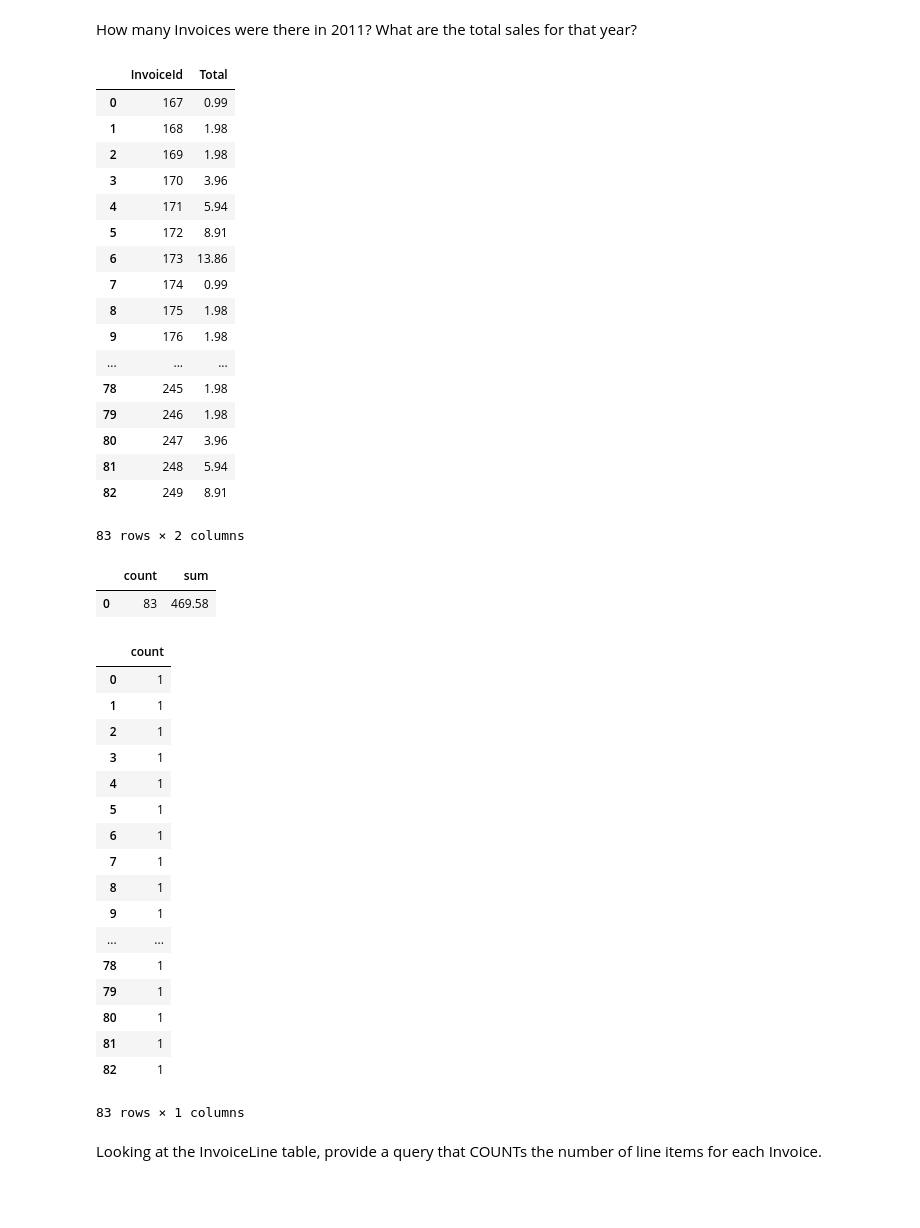
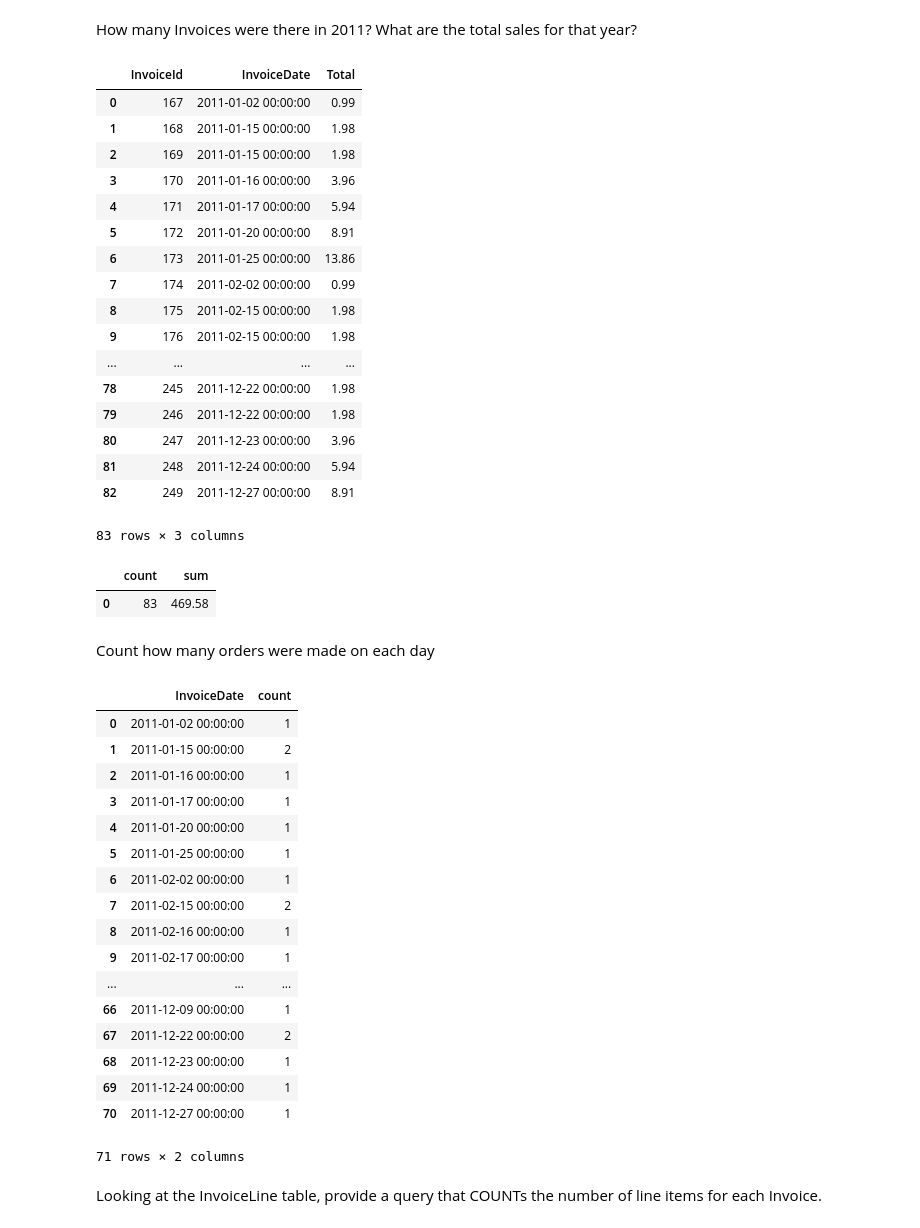
Before and after one commit to smileschen/2019-sp-stats131, a Jupyter notebook: 09-02.ipynb, the cells around one changed output. Saved outputs shown, nothing was run; the diff lists cells and outputs as text; code cells hidden in the pictures; blank space fills up the shorter version.

```diff
--- a/09-02.ipynb
+++ b/09-02.ipynb
@@ -240,30 +243,30 @@ pd.read_sql_query(command, engine)
 How many Invoices were there in 2011? What are the total sales for that year?
 # %%
 command = '''
-SELECT invoiceId, total
+SELECT invoiceId, InvoiceDate, total
 FROM invoice as i
 WHERE i.invoicedate BETWEEN datetime('2011-01-01') AND datetime('2011-12-31');
 '''
 pd.read_sql_query(command, engine)  # result has 83 rows
 # %% [output]
-|  | InvoiceId | Total |
-| 0 | 167 | 0.99 |
-| 1 | 168 | 1.98 |
-| 2 | 169 | 1.98 |
-| 3 | 170 | 3.96 |
-| 4 | 171 | 5.94 |
-| 5 | 172 | 8.91 |
-| 6 | 173 | 13.86 |
-| 7 | 174 | 0.99 |
-| 8 | 175 | 1.98 |
-| 9 | 176 | 1.98 |
-| ... | ... | ... |
-| 78 | 245 | 1.98 |
-| 79 | 246 | 1.98 |
-| 80 | 247 | 3.96 |
-| 81 | 248 | 5.94 |
-| 82 | 249 | 8.91 |
+|  | InvoiceId | InvoiceDate | Total |
+| 0 | 167 | 2011-01-02 00:00:00 | 0.99 |
+| 1 | 168 | 2011-01-15 00:00:00 | 1.98 |
+| 2 | 169 | 2011-01-15 00:00:00 | 1.98 |
+| 3 | 170 | 2011-01-16 00:00:00 | 3.96 |
+| 4 | 171 | 2011-01-17 00:00:00 | 5.94 |
+| 5 | 172 | 2011-01-20 00:00:00 | 8.91 |
+| 6 | 173 | 2011-01-25 00:00:00 | 13.86 |
+| 7 | 174 | 2011-02-02 00:00:00 | 0.99 |
+| 8 | 175 | 2011-02-15 00:00:00 | 1.98 |
+| 9 | 176 | 2011-02-15 00:00:00 | 1.98 |
+| ... | ... | ... | ... |
+| 78 | 245 | 2011-12-22 00:00:00 | 1.98 |
+| 79 | 246 | 2011-12-22 00:00:00 | 1.98 |
+| 80 | 247 | 2011-12-23 00:00:00 | 3.96 |
+| 81 | 248 | 2011-12-24 00:00:00 | 5.94 |
+| 82 | 249 | 2011-12-27 00:00:00 | 8.91 |
-83 rows × 2 columns
+83 rows × 3 columns
 # %%
 command = '''
 SELECT count(i.invoiceId) as 'count',
@@ -275,33 +278,35 @@ pd.read_sql_query(command, engine)
 # %% [output]
 |  | count | sum |
 | 0 | 83 | 469.58 |
+# %% [markdown]
+Count how many orders were made on each day
 # %%
 command = '''
-SELECT count(i.invoiceId) as 'count'
+SELECT i.InvoiceDate, count(i.invoiceId) as 'count'
 FROM invoice as i
 WHERE i.invoicedate BETWEEN datetime('2011-01-01') AND datetime('2011-12-31')
-GROUP BY invoiceId
+GROUP BY i.invoiceDate
 '''
 pd.read_sql_query(command, engine)
 # %% [output]
-|  | count |
-| 0 | 1 |
-| 1 | 1 |
-| 2 | 1 |
-| 3 | 1 |
-| 4 | 1 |
-| 5 | 1 |
-| 6 | 1 |
-| 7 | 1 |
-| 8 | 1 |
-| 9 | 1 |
-| ... | ... |
-| 78 | 1 |
-| 79 | 1 |
-| 80 | 1 |
-| 81 | 1 |
-| 82 | 1 |
+|  | InvoiceDate | count |
+| 0 | 2011-01-02 00:00:00 | 1 |
+| 1 | 2011-01-15 00:00:00 | 2 |
+| 2 | 2011-01-16 00:00:00 | 1 |
+| 3 | 2011-01-17 00:00:00 | 1 |
+| 4 | 2011-01-20 00:00:00 | 1 |
+| 5 | 2011-01-25 00:00:00 | 1 |
+| 6 | 2011-02-02 00:00:00 | 1 |
+| 7 | 2011-02-15 00:00:00 | 2 |
+| 8 | 2011-02-16 00:00:00 | 1 |
+| 9 | 2011-02-17 00:00:00 | 1 |
+| ... | ... | ... |
+| 66 | 2011-12-09 00:00:00 | 1 |
+| 67 | 2011-12-22 00:00:00 | 2 |
+| 68 | 2011-12-23 00:00:00 | 1 |
+| 69 | 2011-12-24 00:00:00 | 1 |
+| 70 | 2011-12-27 00:00:00 | 1 |
-83 rows × 1 columns
+71 rows × 2 columns
 # %% [markdown]
 Looking at the InvoiceLine table, provide a query that COUNTs the number of line items for each Invoice.
 # %%
```
Also changed, not shown: parts of 7 cells of this notebook.
